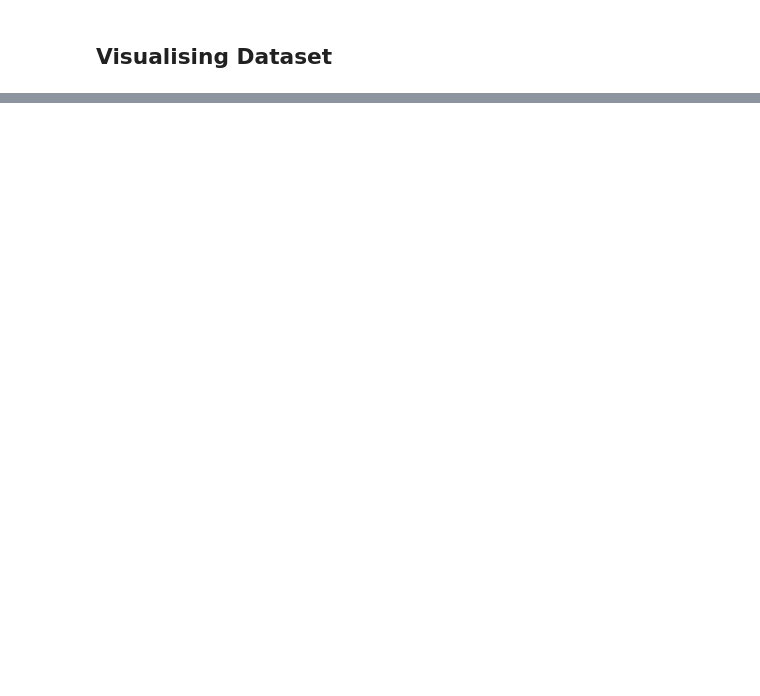
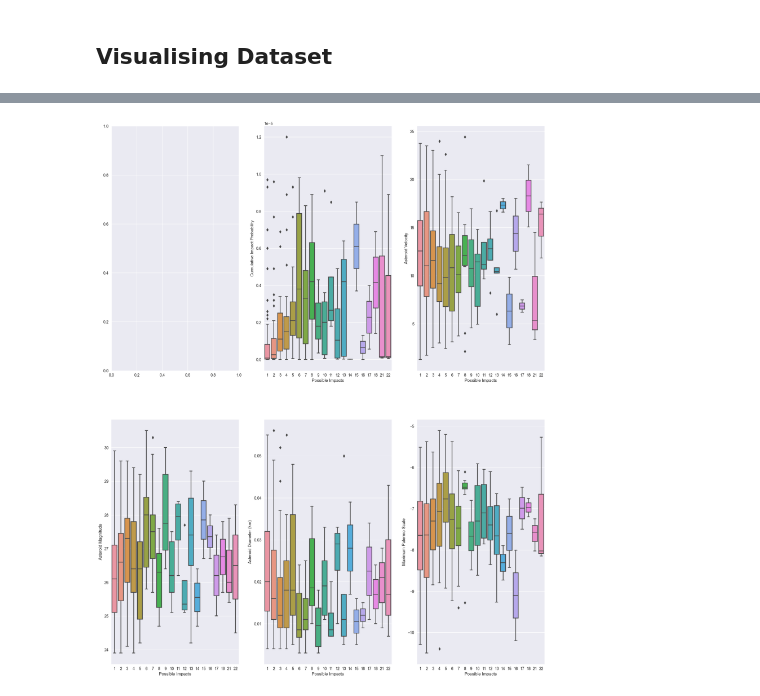
Before and after one commit to lytmercy/data_analysis_labs, a Jupyter notebook: lab_1_FI_21mn_Lytovchenko_Mykyta.ipynb, the cells around one changed output, grey strips where cells are left out. Cells and saved outputs as stored; diff of their text form; code cells hidden in the pictures; blank space fills up the shorter version.

```diff
--- a/lab_1_FI_21mn_Lytovchenko_Mykyta.ipynb
+++ b/lab_1_FI_21mn_Lytovchenko_Mykyta.ipynb
@@ -148,0 +216,8 @@ Index(['Period Start', 'Period End', 'Possible Impacts',
+# %%
+# Remove outliers from the dataframe
+asteroid_impacts_df = remove_outliers(asteroid_impacts_df, asteroid_impacts_features)
+
+# Show the boxplot
+boxplot_data(asteroid_impacts_df, asteroid_impacts_features, 0)
+# %% [output]
+[figure, added]
```
Also changed, not shown: parts of 33 cells of this notebook.
